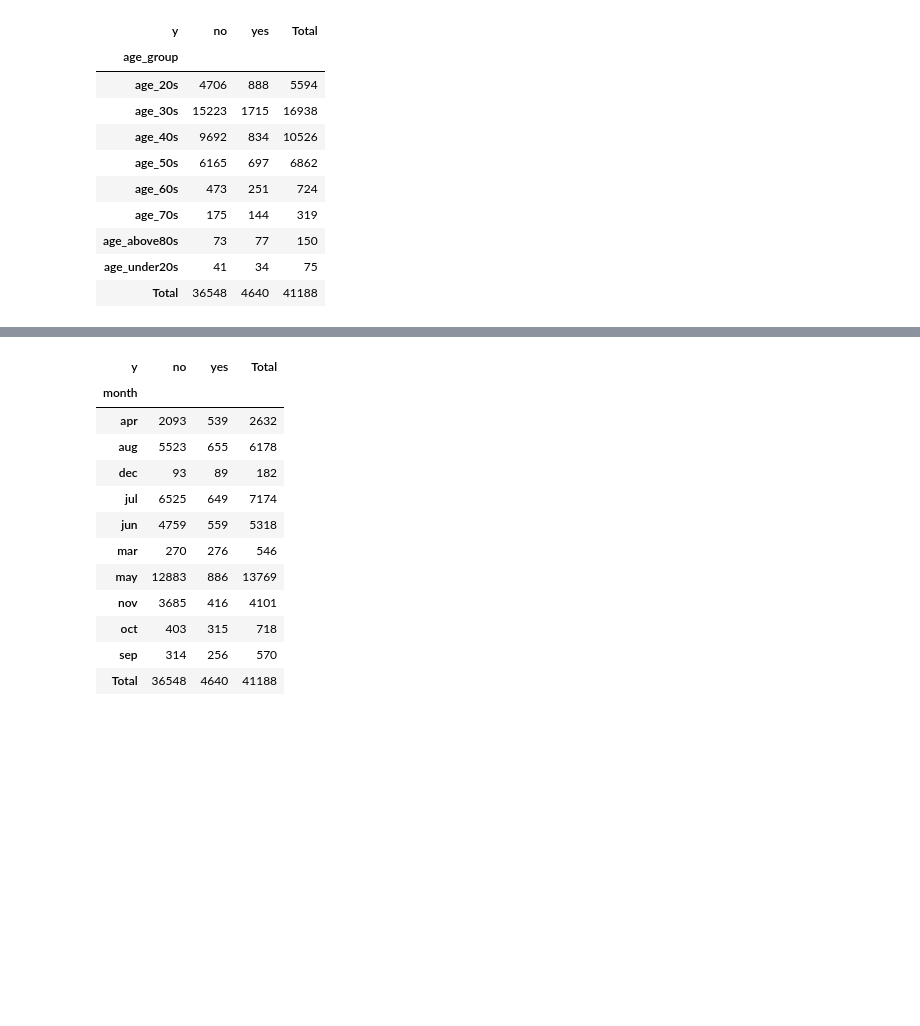
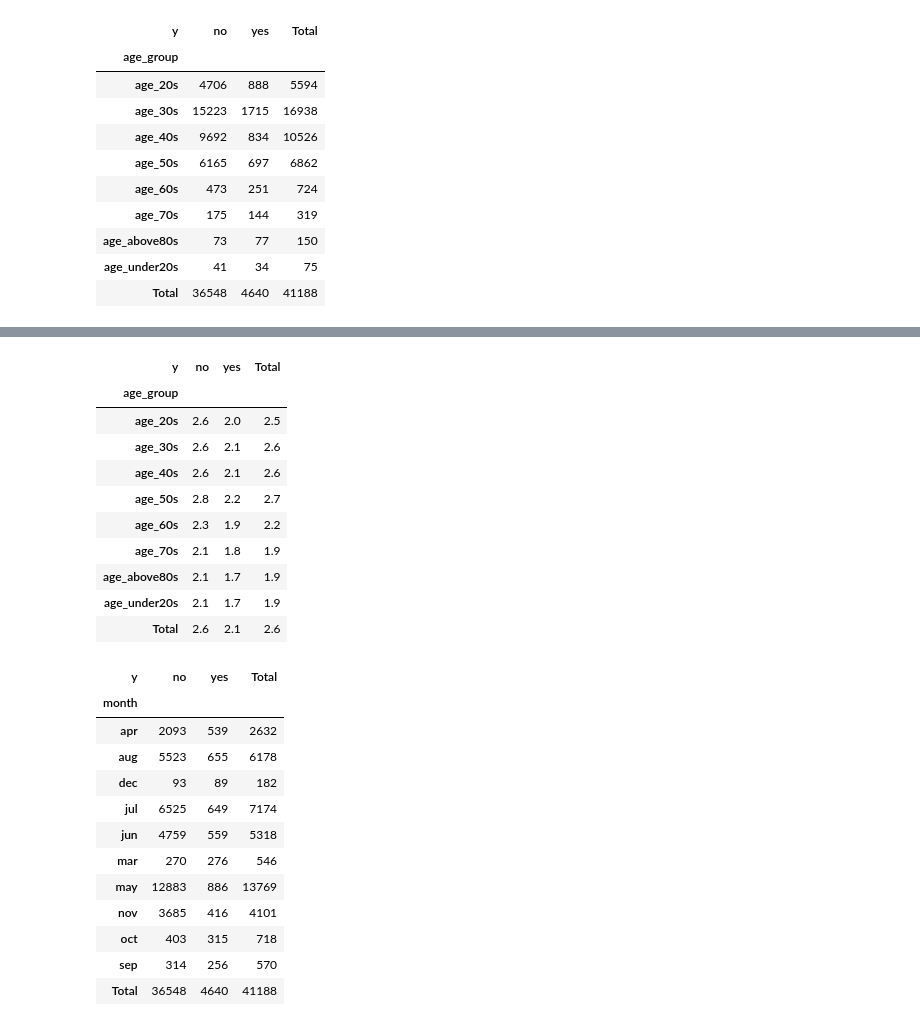
Before and after one commit to sivikt/dstrials, a Jupyter notebook: DSMP#1/2_eda/homework.ipynb, the cells around one changed output, grey strips where cells are left out. Drawn from its saved outputs; the diff is of its cells as text; code cells hidden in the pictures; blank space fills up the shorter version.

```diff
--- a/DSMP#1/2_eda/homework.ipynb
+++ b/DSMP#1/2_eda/homework.ipynb
@@ -558,3 +589,17 @@ pd.crosstab(data.age_group, data.y, margins=True, margins_name="Total")
+# %%
+pd.crosstab(data.age_group, data.y, margins=True, values=data.campaign, margins_name="Total", aggfunc=np.mean).round(1)
+# %% [output]
+| y | no | yes | Total |
+| age_group |  |  |  |
+| age_20s | 2.6 | 2.0 | 2.5 |
+| age_30s | 2.6 | 2.1 | 2.6 |
+| age_40s | 2.6 | 2.1 | 2.6 |
+| age_50s | 2.8 | 2.2 | 2.7 |
+| age_60s | 2.3 | 1.9 | 2.2 |
+| age_70s | 2.1 | 1.8 | 1.9 |
+| age_above80s | 2.1 | 1.7 | 1.9 |
+| age_under20s | 2.1 | 1.7 | 1.9 |
+| Total | 2.6 | 2.1 | 2.6 |
 # %%
 """For some reasons in may there is the biggest number of responses and hanse the biggest number of contacts.
 May be this is related to business days and economic somehow
```
Also changed, not shown: parts of 6 cells of this notebook, 1 other file.
